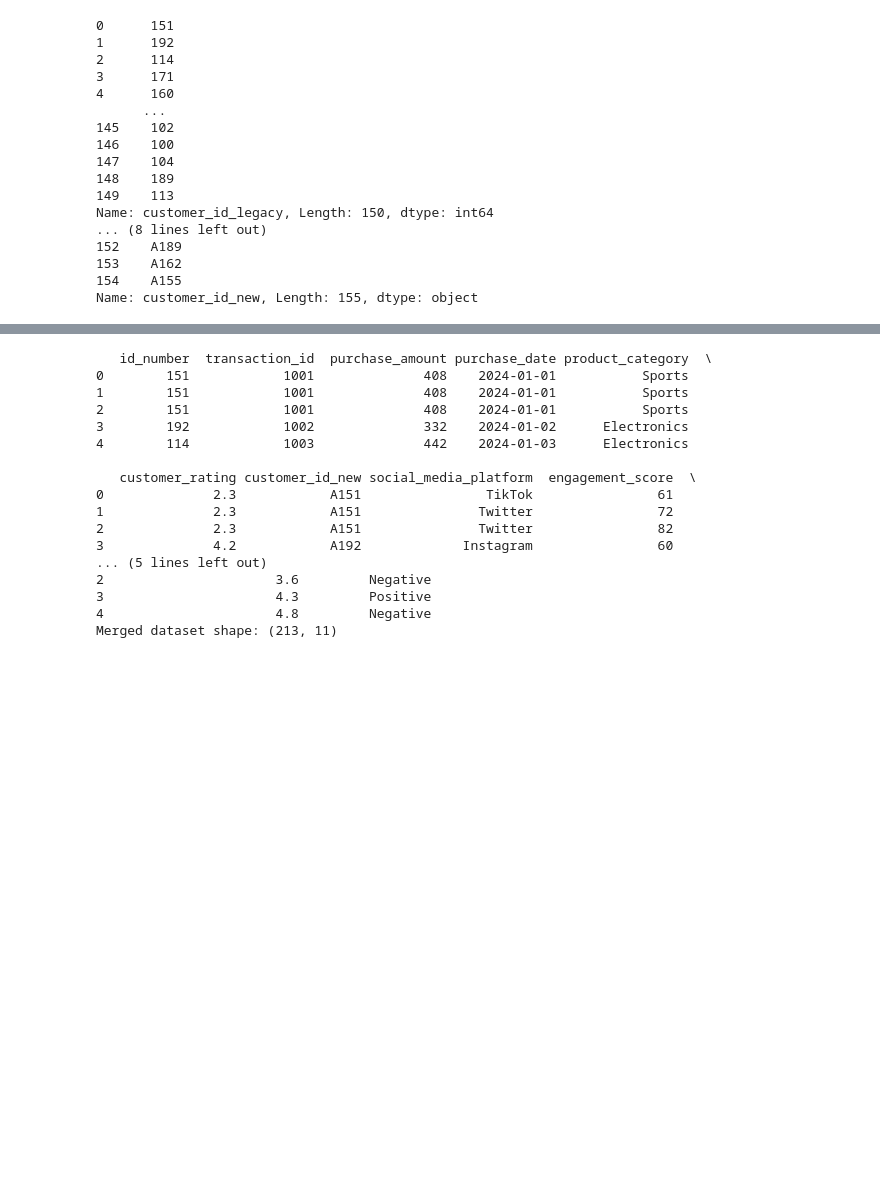
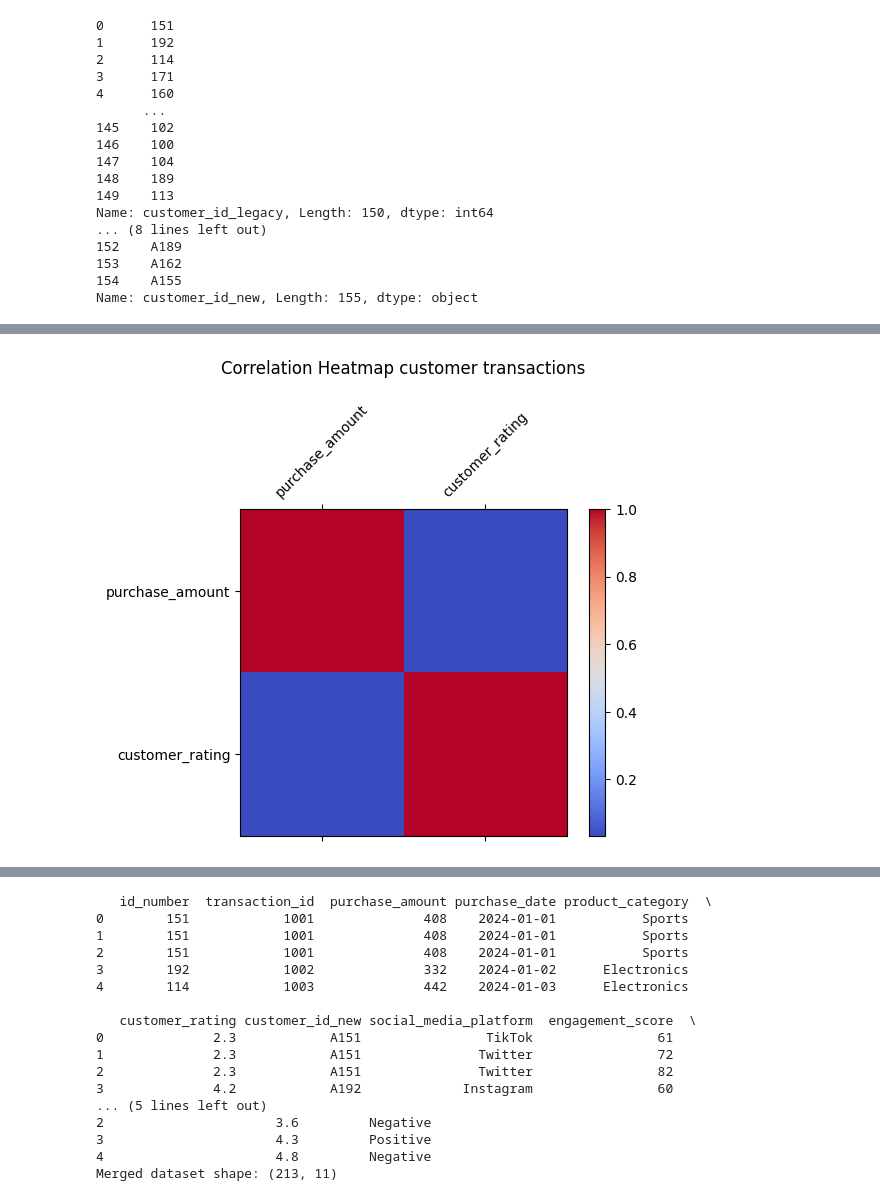
Before and after one commit to i-ganza007/Multimodal-Data-Preprocessing, a Jupyter notebook: notebooks/Data_merge.ipynb, the cells around one changed output, grey strips where cells are left out. Saved outputs shown, nothing was run; the diff lists cells and outputs as text; code cells hidden in the pictures; blank space fills up the shorter version.

```diff
--- a/notebooks/Data_merge.ipynb
+++ b/notebooks/Data_merge.ipynb
@@ -8,0 +10,5 @@ import seaborn as sns
+# %%
+customer_transactions = pd.read_csv("customer_transactions.csv")
+customer_social_profiles = pd.read_csv("customer_social_profiles.csv")
+print(customer_social_profiles.head())
+print(customer_transactions.head())
@@ -34,0 +114,18 @@ Name: customer_id_new, Length: 155, dtype: object
+# %%
+# Diagrams
+# Correlation for customer transactions
+numeric_df = customer_transactions[['purchase_amount', 'customer_rating']]
+corr = numeric_df.corr()
+fig, ax = plt.subplots(figsize=(6, 5))
+cax = ax.matshow(corr, cmap='coolwarm')
+plt.colorbar(cax)
+ticks = np.arange(len(corr.columns))
+ax.set_xticks(ticks)
+ax.set_yticks(ticks)
+ax.set_xticklabels(corr.columns, rotation=45)
+ax.set_yticklabels(corr.columns)
+plt.title("Correlation Heatmap customer transactions", pad=20)
+plt.tight_layout()
+plt.show()
+# %% [output]
+[figure, added]
```
Also changed, not shown: parts of 11 cells of this notebook.
